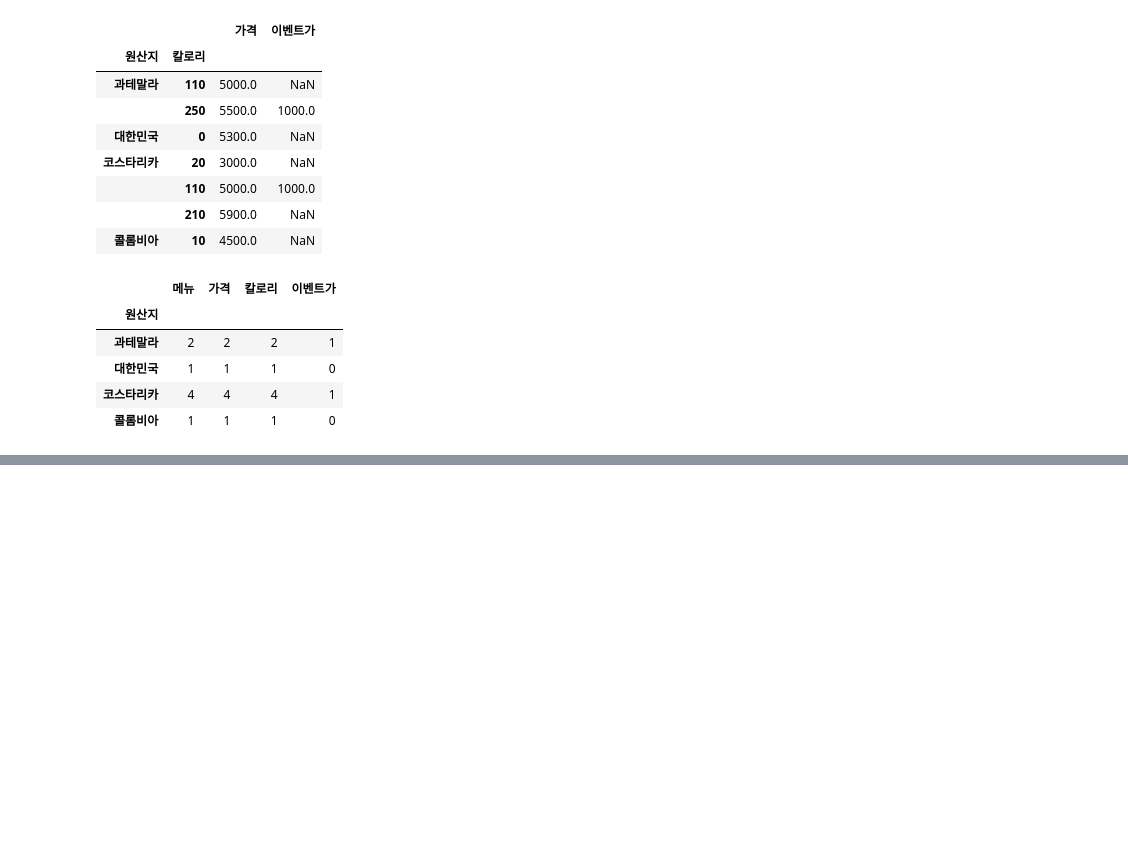
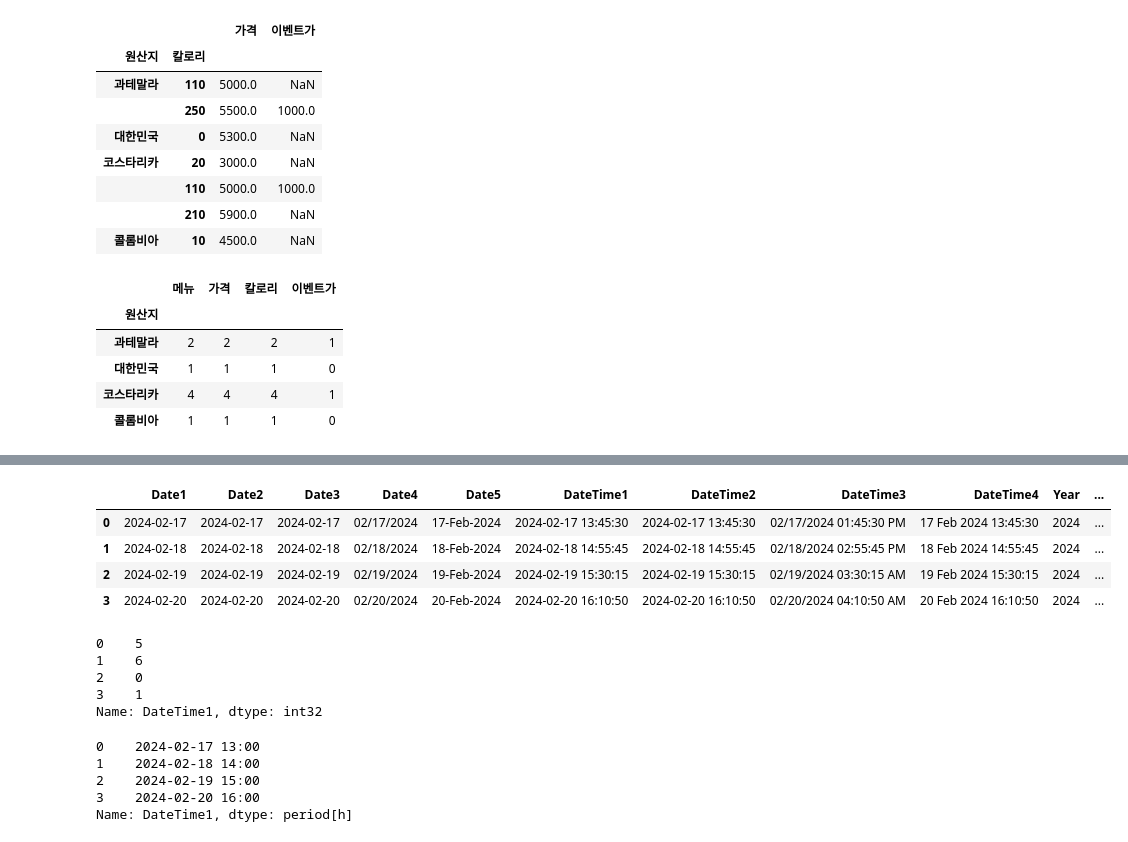
Before and after one commit to YoungriKIM/Engineer_Big_Data_Analysis, a Jupyter notebook: 퇴근후딴짓/part1/ch2/selfstudy.ipynb, the cells around one changed output, grey strips where cells are left out. Cells and saved outputs as stored; diff of their text form; code cells hidden in the pictures; blank space fills up the shorter version.

```diff
--- a/퇴근후딴짓/part1/ch2/selfstudy.ipynb
+++ b/퇴근후딴짓/part1/ch2/selfstudy.ipynb
@@ -1049,0 +1218,8 @@ df.groupby('원산지').count()
+# %%
+# format 설정해서 한 번에 불러오기
+df = pd.read_csv('date_data.csv')
+df['Date2'] = pd.to_datetime(df['Date2'], format='%Y:%m:%d')
+df['Date3'] = pd.to_datetime(df['Date3'], format='%y/%m/%d')
+df['DateTime1'] = pd.to_datetime(df['DateTime1'], format='%y-%m-%d %H:%M:%S')
+df['DateTime2'] = pd.to_datetime(df['DateTime2'], format='%Y-%m-%d %H-%M-%S')
+df
@@ -1049,0 +1256,40 @@ df.groupby('원산지').count()
+# %%
+# dt 를 이용해서 날짜 정보 뽑아내기
+# year, month, day, hour, minute, second
+df['Year'] = df['DateTime1'].dt.year
+df['month'] = df['DateTime1'].dt.month
+df['day'] = df['DateTime1'].dt.day
+df['hour'] = df['DateTime1'].dt.hour
+df['minute'] = df['DateTime1'].dt.minute
+df['second'] = df['DateTime1'].dt.second
+df
+# %% [output]
+|  | Date1 | Date2 | Date3 | Date4 | Date5 | DateTime1 | DateTime2 | DateTime3 | DateTime4 | Year | ... |
+| 0 | 2024-02-17 | 2024-02-17 | 2024-02-17 | 02/17/2024 | 17-Feb-2024 | 2024-02-17 13:45:30 | 2024-02-17 13:45:30 | 02/17/2024 01:45:30 PM | 17 Feb 2024 13:45:30 | 2024 | ... |
+| 1 | 2024-02-18 | 2024-02-18 | 2024-02-18 | 02/18/2024 | 18-Feb-2024 | 2024-02-18 14:55:45 | 2024-02-18 14:55:45 | 02/18/2024 02:55:45 PM | 18 Feb 2024 14:55:45 | 2024 | ... |
+| 2 | 2024-02-19 | 2024-02-19 | 2024-02-19 | 02/19/2024 | 19-Feb-2024 | 2024-02-19 15:30:15 | 2024-02-19 15:30:15 | 02/19/2024 03:30:15 AM | 19 Feb 2024 15:30:15 | 2024 | ... |
+| 3 | 2024-02-20 | 2024-02-20 | 2024-02-20 | 02/20/2024 | 20-Feb-2024 | 2024-02-20 16:10:50 | 2024-02-20 16:10:50 | 02/20/2024 04:10:50 AM | 20 Feb 2024 16:10:50 | 2024 | ... |
+# %%
+# 요일 뽑기 dt.dayofweek
+# 0 월 ~ 6 일
+df['DateTime1'].dt.dayofweek
+# %% [output]
+0    5
+1    6
+2    0
+3    1
+Name: DateTime1, dtype: int32
+# %%
+# 특정 단위로 데이터 바꾸기 dt.to_period(단위)
+df['DateTime1'].dt.to_period('Y')
+df['DateTime1'].dt.to_period('Q')
+df['DateTime1'].dt.to_period('M')
+df['DateTime1'].dt.to_period('D')
+df['DateTime1'].dt.to_period('h')
+df['DateTime1'].dt.to_period('h')
+# %% [output]
+0    2024-02-17 13:00
+1    2024-02-18 14:00
+2    2024-02-19 15:00
+3    2024-02-20 16:00
+Name: DateTime1, dtype: period[h]
```
Also changed, not shown: parts of 22 cells of this notebook, 4 other files.
